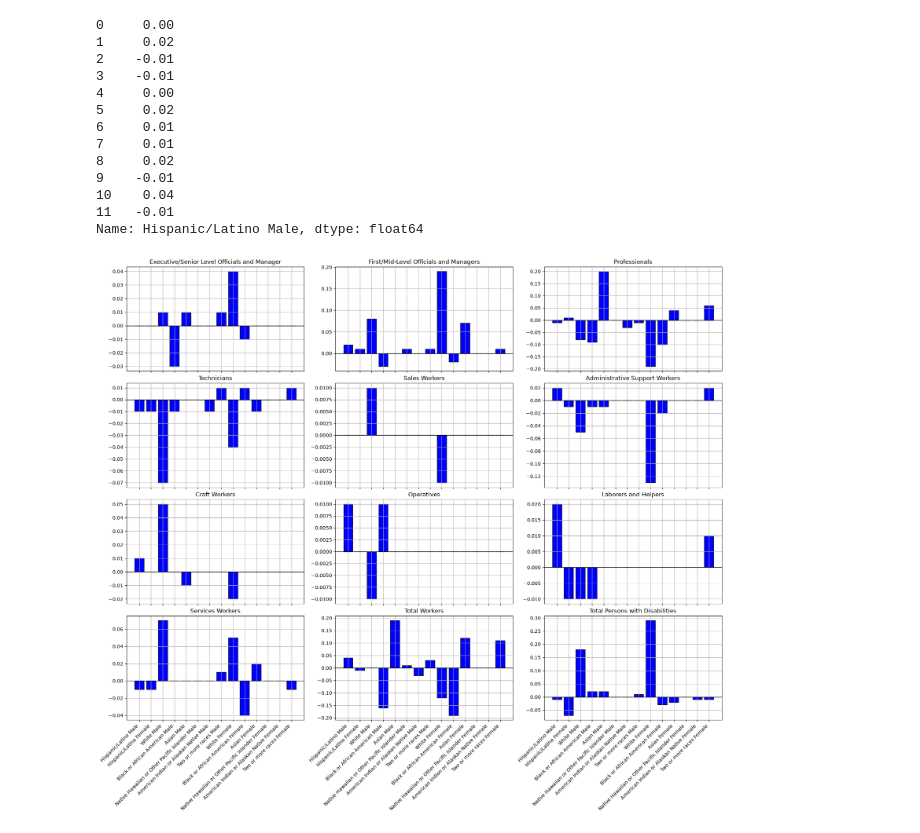
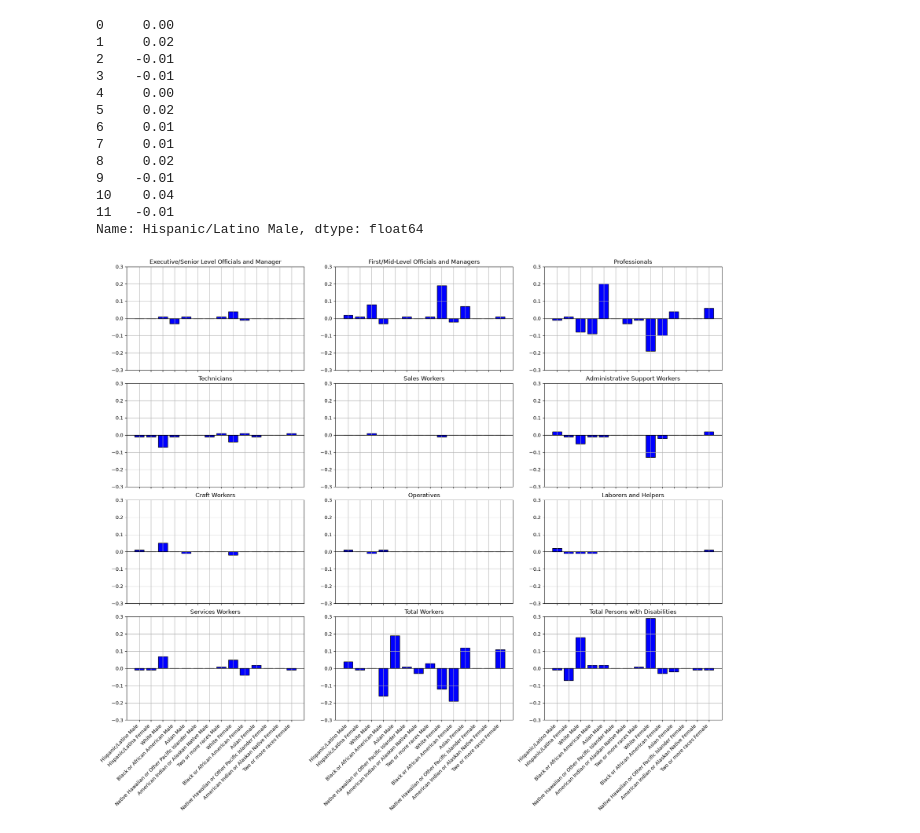
Before and after one commit to jackcienkus/mdcr-capstone, a Jupyter notebook: C_Analysis.ipynb, the cells around one changed output. Saved outputs shown, nothing was run; the diff lists cells and outputs as text; code cells hidden in the pictures.

Commit message:
Updated graph to have unified y-axis labels and value range

```diff
--- a/C_Analysis.ipynb
+++ b/C_Analysis.ipynb
@@ -337,24 +337,26 @@ Name: Hispanic/Latino Male, dtype: float64
 # %%
 num_rows = len(percent_diff.iloc[:,0])
 fig, ax = plt.subplots(
     4, 3,
     figsize=(18, 3 * 4 + 4),
     sharex=True,
+    # sharey=True,
     layout="constrained",
     squeeze=False,
 )
 plot_x = 0
 plot_y = 0
 for i in range(num_rows):
     ax[plot_x, plot_y].bar(percent_diff.columns, percent_diff.iloc[i], color="blue", edgecolor="black")
     ax[plot_x, plot_y].tick_params("x", rotation=45, rotation_mode="xtick")
     ax[plot_x, plot_y].axhline(0, color="black", linewidth=1)
     ax[plot_x, plot_y].set_title(job_roles[i])
+    ax[plot_x, plot_y].set_ylim(-0.3,0.3)
     ax[plot_x, plot_y].grid()
     if plot_y < 2:
         plot_y += 1
     else:
         plot_y = 0
         plot_x += 1
 # %% [output]
-[figure, old version]
+[figure, new version]
```
